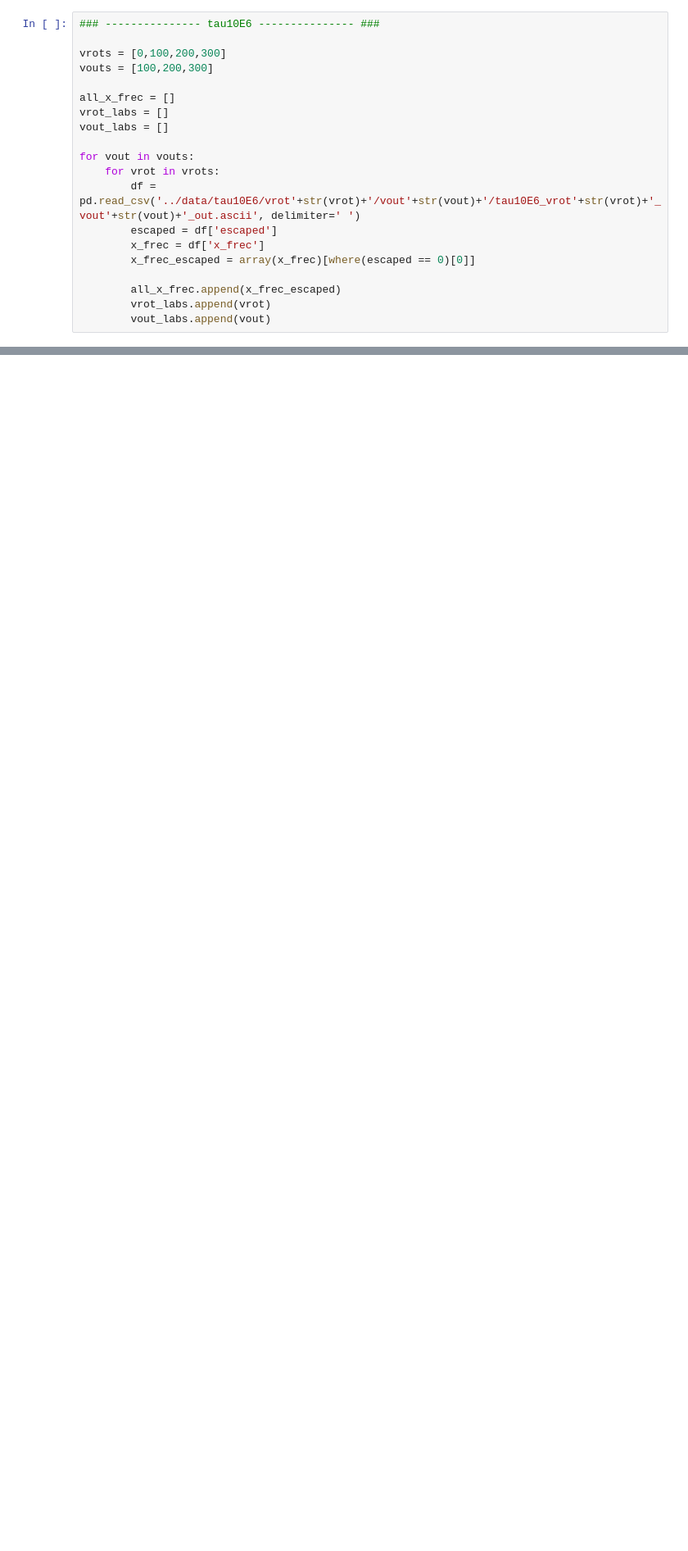
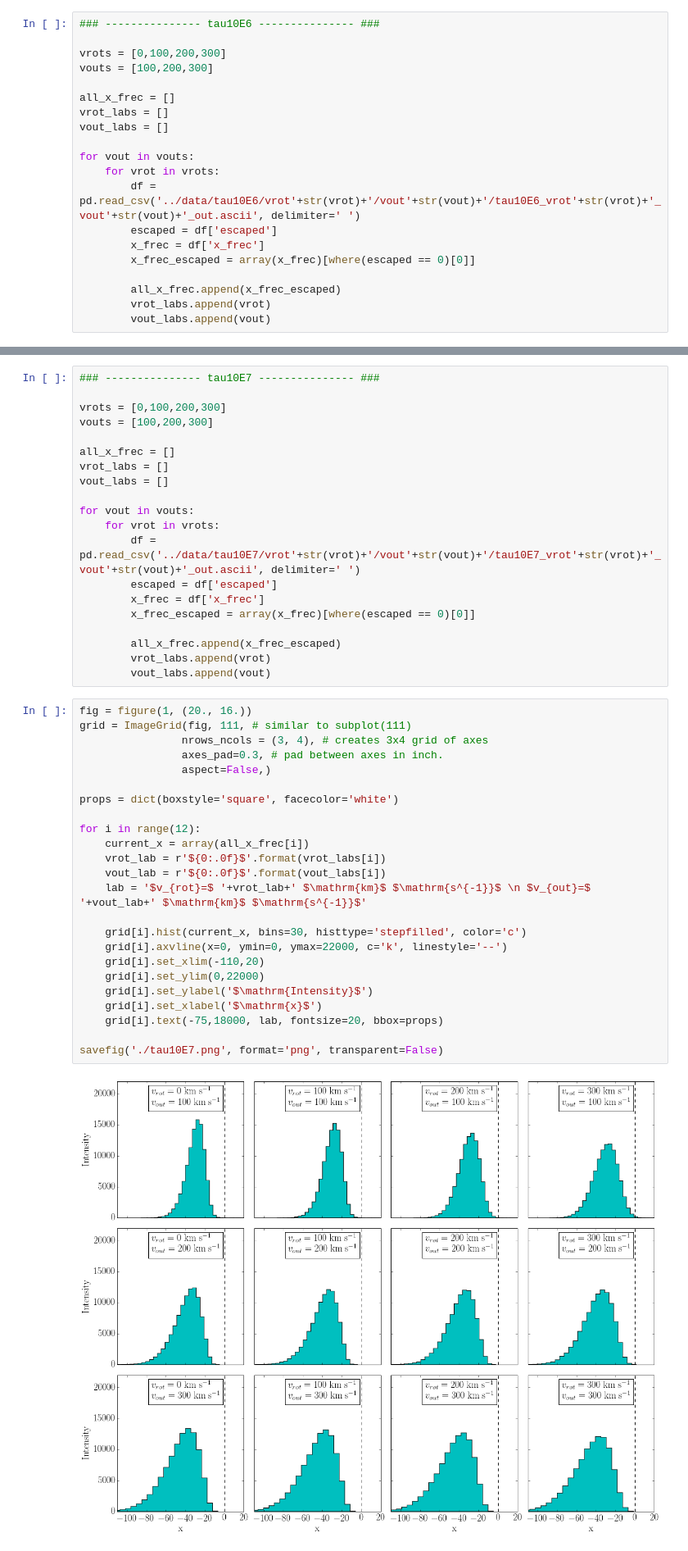
Before and after one commit to astroandes/CLARA_RotationOutflows, a Jupyter notebook: plots/plots.ipynb, the cells around one changed output, grey strips where cells are left out. Shown: that part at 82% size. Saved outputs shown, nothing was run; the diff lists cells and outputs as text; blank space fills up the shorter version.

```diff
--- a/plots/plots.ipynb
+++ b/plots/plots.ipynb
@@ -98,0 +101,46 @@ savefig('./tau10E5.png', format='png', transparent=False)
+# %%
+### --------------- tau10E7 --------------- ###
+
+vrots = [0,100,200,300]
+vouts = [100,200,300]
+
+all_x_frec = []
+vrot_labs = []
+vout_labs = []
+
+for vout in vouts:
+    for vrot in vrots:
+        df = pd.read_csv('../data/tau10E7/vrot'+str(vrot)+'/vout'+str(vout)+'/tau10E7_vrot'+str(vrot)+'_vout'+str(vout)+'_out.ascii', delimiter=' ')
+        escaped = df['escaped']
+        x_frec = df['x_frec']
+        x_frec_escaped = array(x_frec)[where(escaped == 0)[0]]
+
+        all_x_frec.append(x_frec_escaped)
+        vrot_labs.append(vrot)
+        vout_labs.append(vout)
+# %%
+fig = figure(1, (20., 16.))
+grid = ImageGrid(fig, 111, # similar to subplot(111)
+                nrows_ncols = (3, 4), # creates 3x4 grid of axes
+                axes_pad=0.3, # pad between axes in inch.
+                aspect=False,)
+
+props = dict(boxstyle='square', facecolor='white')
+
+for i in range(12):
+    current_x = array(all_x_frec[i])
+    vrot_lab = r'${0:.0f}$'.format(vrot_labs[i])
+    vout_lab = r'${0:.0f}$'.format(vout_labs[i])
+    lab = '$v_{rot}=$ '+vrot_lab+' $\mathrm{km}$ $\mathrm{s^{-1}}$ \n $v_{out}=$ '+vout_lab+' $\mathrm{km}$ $\mathrm{s^{-1}}$'
+
+    grid[i].hist(current_x, bins=30, histtype='stepfilled', color='c')
+    grid[i].axvline(x=0, ymin=0, ymax=22000, c='k', linestyle='--')
+    grid[i].set_xlim(-110,20)
+    grid[i].set_ylim(0,22000)
+    grid[i].set_ylabel('$\mathrm{Intensity}$')
+    grid[i].set_xlabel('$\mathrm{x}$')
+    grid[i].text(-75,18000, lab, fontsize=20, bbox=props)
+
+savefig('./tau10E7.png', format='png', transparent=False)
+# %% [output]
+[figure, added]
```
Also changed, not shown: parts of 2 cells of this notebook, 3 other files.
